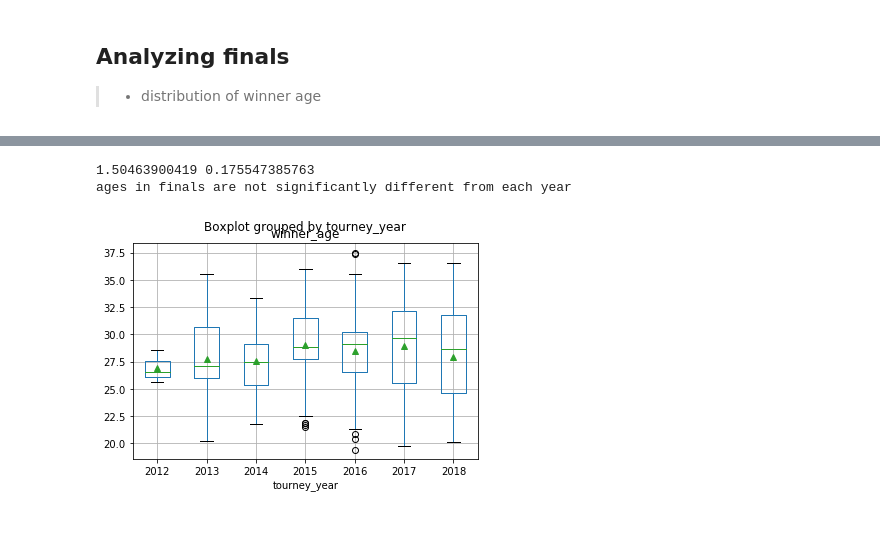
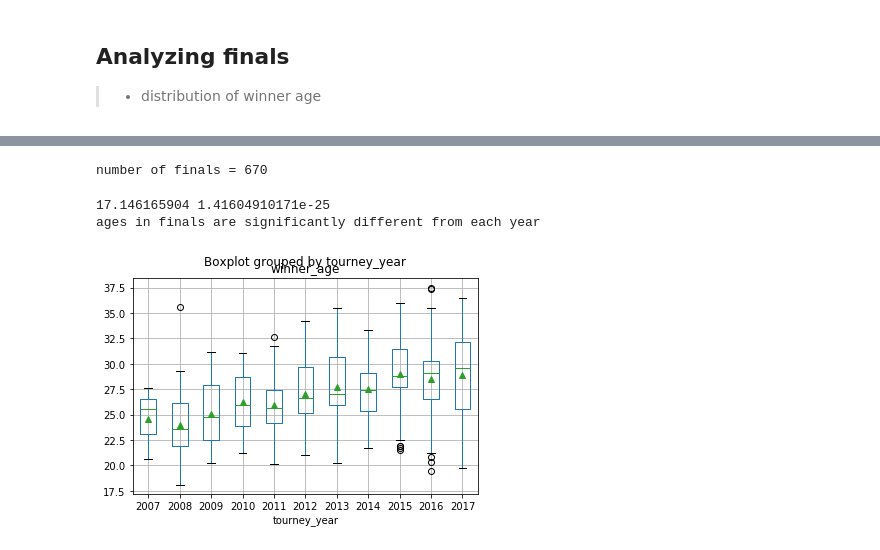
Before and after one commit to Linn39/Tennis_Analysis, a Jupyter notebook: notebooks/check_data.ipynb, the cells around one changed output, grey strips where cells are left out. Cells and saved outputs as stored; diff of their text form; code cells hidden in the pictures.

Commit message:
set up notes for ATP finals data yrs 2008-2017

```diff
--- a/notebooks/check_data.ipynb
+++ b/notebooks/check_data.ipynb
@@ -159,23 +159,33 @@ memory usage: 147.5+ KB
+# %%
+# and save df_finals as csv
+save_path = '../data/processed/'
+df_finals.to_csv(os.path.join(save_path, r'finals_yr08-17.csv'))
+print('number of finals = ' + str(df_finals.shape[0]))
+# %% [output]
+number of finals = 670
 # %%
 # plot distribution of winner age
 final_age_plt = df_finals.boxplot(column = ['winner_age'], by = 'tourney_year', showmeans = True)
 
 # one way ANOVA test on ages of players in finals,
 # p_value < 0.05: ages are significantly different; p_value > 0.05: ages are not significantly different
-f_value, p_value = stats.f_oneway(df_finals['winner_age'][df_finals['tourney_year'] == 2012],
+f_value, p_value = stats.f_oneway(df_finals['winner_age'][df_finals['tourney_year'] == 2008],
+                                  df_finals['winner_age'][df_finals['tourney_year'] == 2009],
+                                  df_finals['winner_age'][df_finals['tourney_year'] == 2010],
+                                  df_finals['winner_age'][df_finals['tourney_year'] == 2011],
+                                  df_finals['winner_age'][df_finals['tourney_year'] == 2012],
                                   df_finals['winner_age'][df_finals['tourney_year'] == 2013],
                                   df_finals['winner_age'][df_finals['tourney_year'] == 2014],
                                   df_finals['winner_age'][df_finals['tourney_year'] == 2015],
                                   df_finals['winner_age'][df_finals['tourney_year'] == 2016],
-                                  df_finals['winner_age'][df_finals['tourney_year'] == 2017],
-                                  df_finals['winner_age'][df_finals['tourney_year'] == 2018])
+                                  df_finals['winner_age'][df_finals['tourney_year'] == 2017])
 
 print(f_value, p_value)
 if p_value <= 0.05:
-    print('ages in finals significantly different from each year')
+    print('ages in finals are significantly different from each year')
 else:
     print('ages in finals are not significantly different from each year')
 # %% [output]
-1.50463900419 0.175547385763
-ages in finals are not significantly different from each year
+17.146165904 1.41604910171e-25
+ages in finals are significantly different from each year
-[figure, old version]
+[figure, new version]
```
Also changed, not shown: parts of 3 cells of this notebook, 2 other files.
